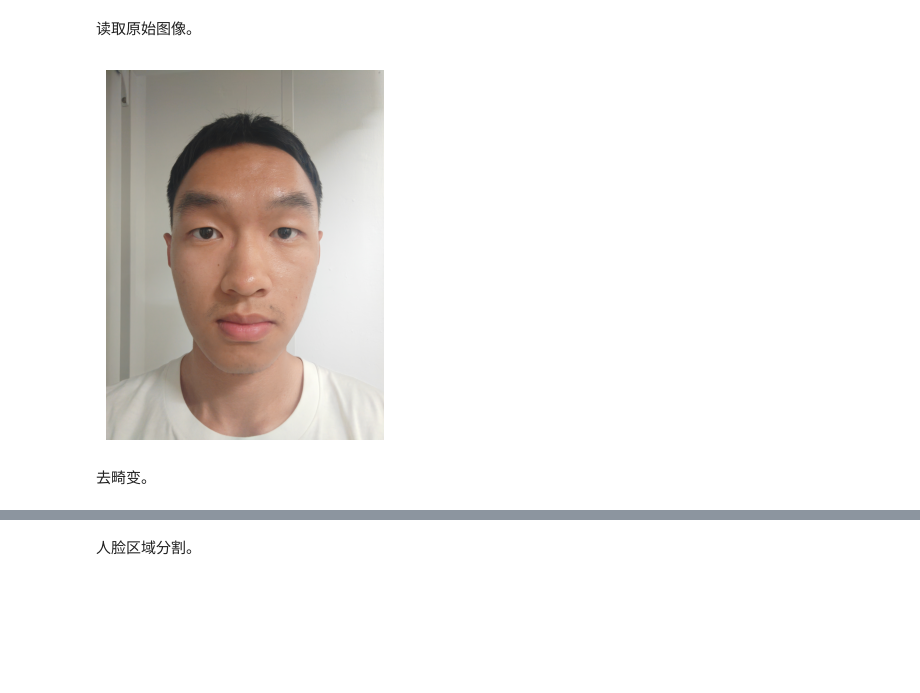
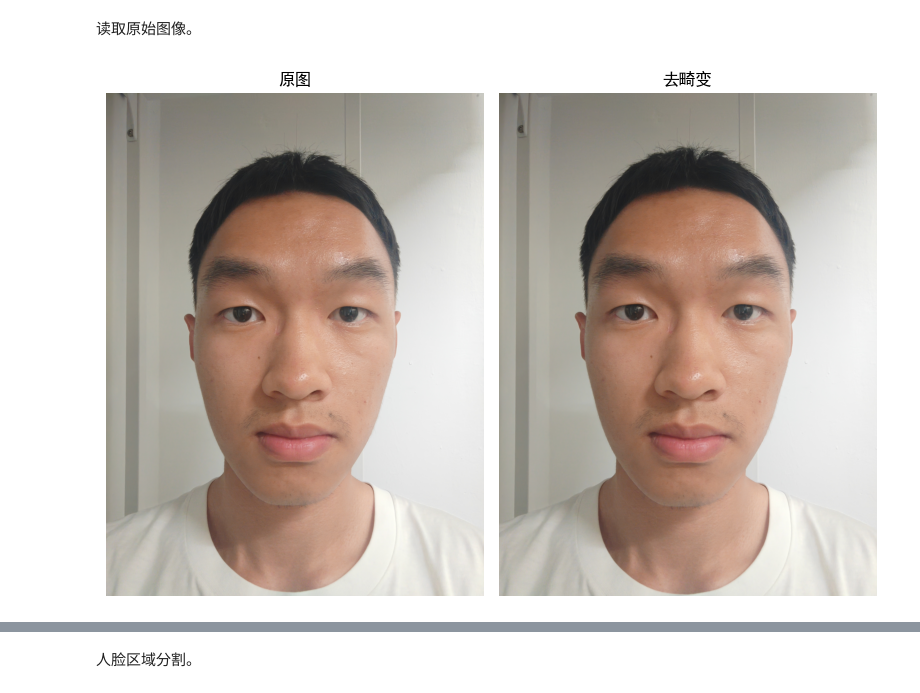
Before and after one commit to DerrickMarcus/digital-image-project, a Jupyter notebook: src/test.ipynb, the cells around one changed output, grey strips where cells are left out. Drawn from its saved outputs; the diff is of its cells as text; code cells hidden in the pictures; blank space fills up the shorter version.

```diff
--- a/src/test.ipynb
+++ b/src/test.ipynb
@@ -20,6 +20,10 @@ from blend import blend_image, feather_mask
 from calibrate import undistort_image
 from detect_face import get_face_mask
 from preprocess import gaussian_filter, laplacian_sharpen, median_filter
+
+# 设置中文字体
+plt.rcParams["font.sans-serif"] = ["SimHei"]  # 黑体
+plt.rcParams["axes.unicode_minus"] = False  # 负号正常显示
 # %% [markdown]
 读取内参矩阵和畸变系数。
 # %%
@@ -38,11 +42,21 @@ dist_coeffs:
 # %% [markdown]
 读取原始图像。
 # %%
-img = cv2.imread("../images/111.jpg")
-plt.imshow(cv2.cvtColor(img, cv2.COLOR_BGR2RGB))
+plt.figure(figsize=(8, 6))
+
+img0 = cv2.imread("../images/111.jpg")
+plt.subplot(1, 2, 1)
+plt.imshow(cv2.cvtColor(img0, cv2.COLOR_BGR2RGB))
 plt.axis("off")
+plt.title("原图")
+
+img1 = undistort_image(img0, K, d)
+plt.subplot(1, 2, 2)
+plt.imshow(cv2.cvtColor(img1, cv2.COLOR_BGR2RGB))
+plt.axis("off")
+plt.title("去畸变")
+
+plt.tight_layout()
 plt.show()
 # %% [output]
-[figure, old version]
+[figure, new version]
-# %% [markdown]
-去畸变。
```
Also changed, not shown: parts of 11 cells of this notebook, 8 other files.
